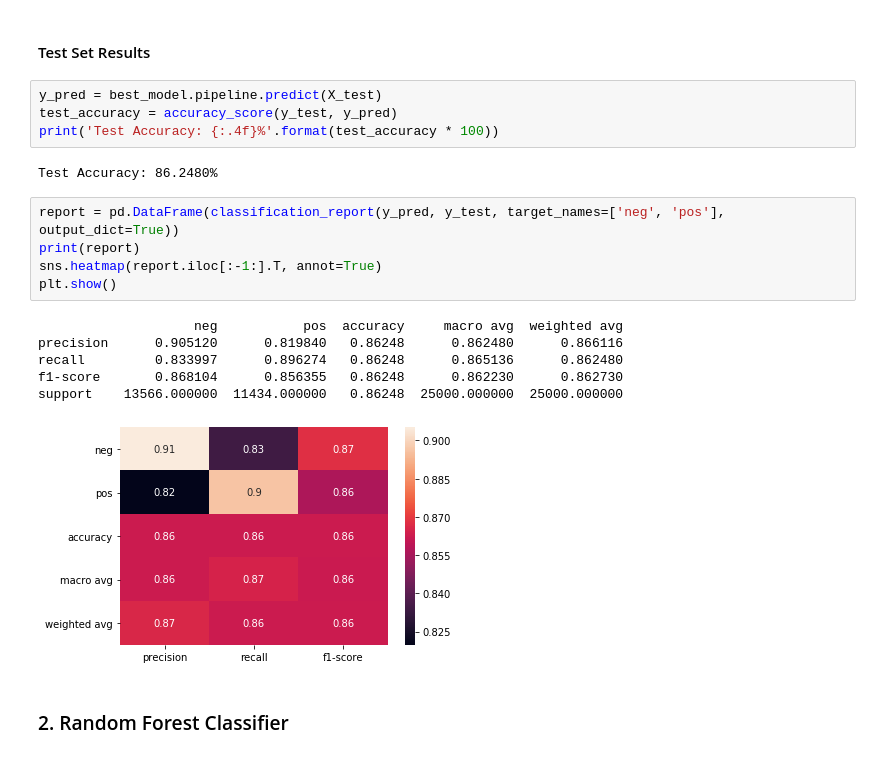
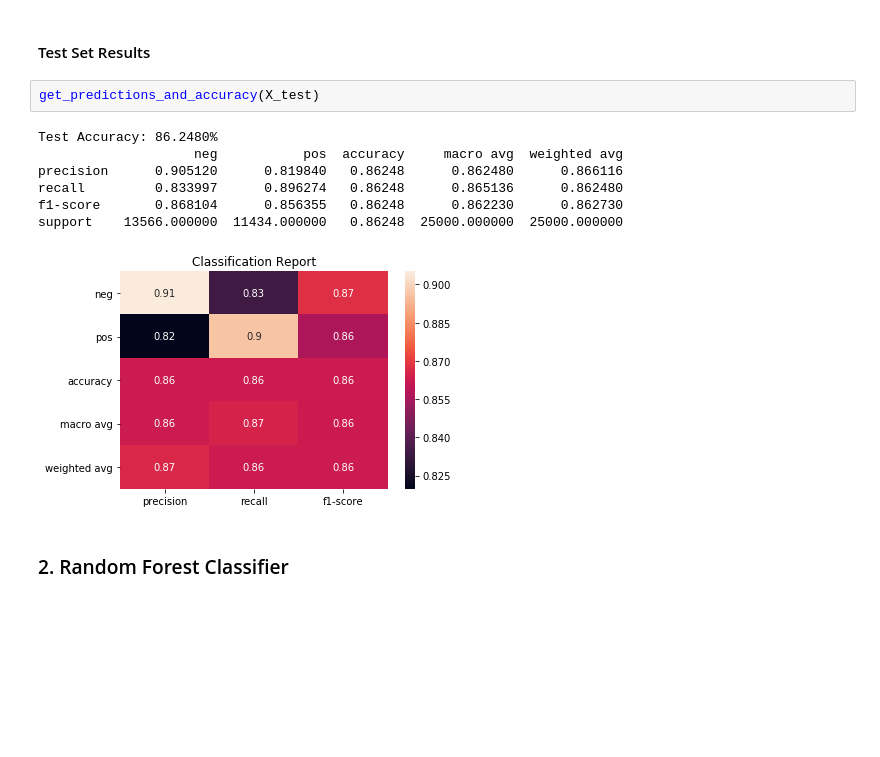
Before and after one commit to shivammehta007/NLPResearch, a Jupyter notebook: Comparison_of_NLP_Models_IMDB_classification.ipynb, the cells around one changed output. Drawn from its saved outputs; the diff is of its cells as text; blank space fills up the shorter version.

```diff
--- a/Comparison_of_NLP_Models_IMDB_classification.ipynb
+++ b/Comparison_of_NLP_Models_IMDB_classification.ipynb
@@ -316,24 +322,16 @@ Best Pipeline found: [TfidfVectorizer(analyzer='word', binary=False, decode_erro
                 tokenizer=None, use_idf=True, vocabulary=None), MultinomialNB(alpha=1.0, class_prior=None, fit_prior=True)] with accuracy: 88.28%
 # %% [markdown]
 #### Test Set Results
-# %%
-y_pred = best_model.pipeline.predict(X_test)
-test_accuracy = accuracy_score(y_test, y_pred)
-print('Test Accuracy: {:.4f}%'.format(test_accuracy * 100))
-# %% [output]
-Test Accuracy: 86.2480%
-# %%
-report = pd.DataFrame(classification_report(y_pred, y_test, target_names=['neg', 'pos'], output_dict=True))
-print(report)
-sns.heatmap(report.iloc[:-1:].T, annot=True)
-plt.show()
-# %% [output]
-                    neg           pos  accuracy     macro avg  weighted avg
-precision      0.905120      0.819840   0.86248      0.862480      0.866116
-recall         0.833997      0.896274   0.86248      0.865136      0.862480
-f1-score       0.868104      0.856355   0.86248      0.862230      0.862730
-support    13566.000000  11434.000000   0.86248  25000.000000  25000.000000
-[figure, removed]
+# %%
+get_predictions_and_accuracy(X_test)
+# %% [output]
+Test Accuracy: 86.2480%
+                    neg           pos  accuracy     macro avg  weighted avg
+precision      0.905120      0.819840   0.86248      0.862480      0.866116
+recall         0.833997      0.896274   0.86248      0.865136      0.862480
+f1-score       0.868104      0.856355   0.86248      0.862230      0.862730
+support    13566.000000  11434.000000   0.86248  25000.000000  25000.000000
+[figure, added]
 # %% [markdown]
 ### 2. Random Forest Classifier
 # %%
```
Also changed, not shown: parts of 30 cells of this notebook.
